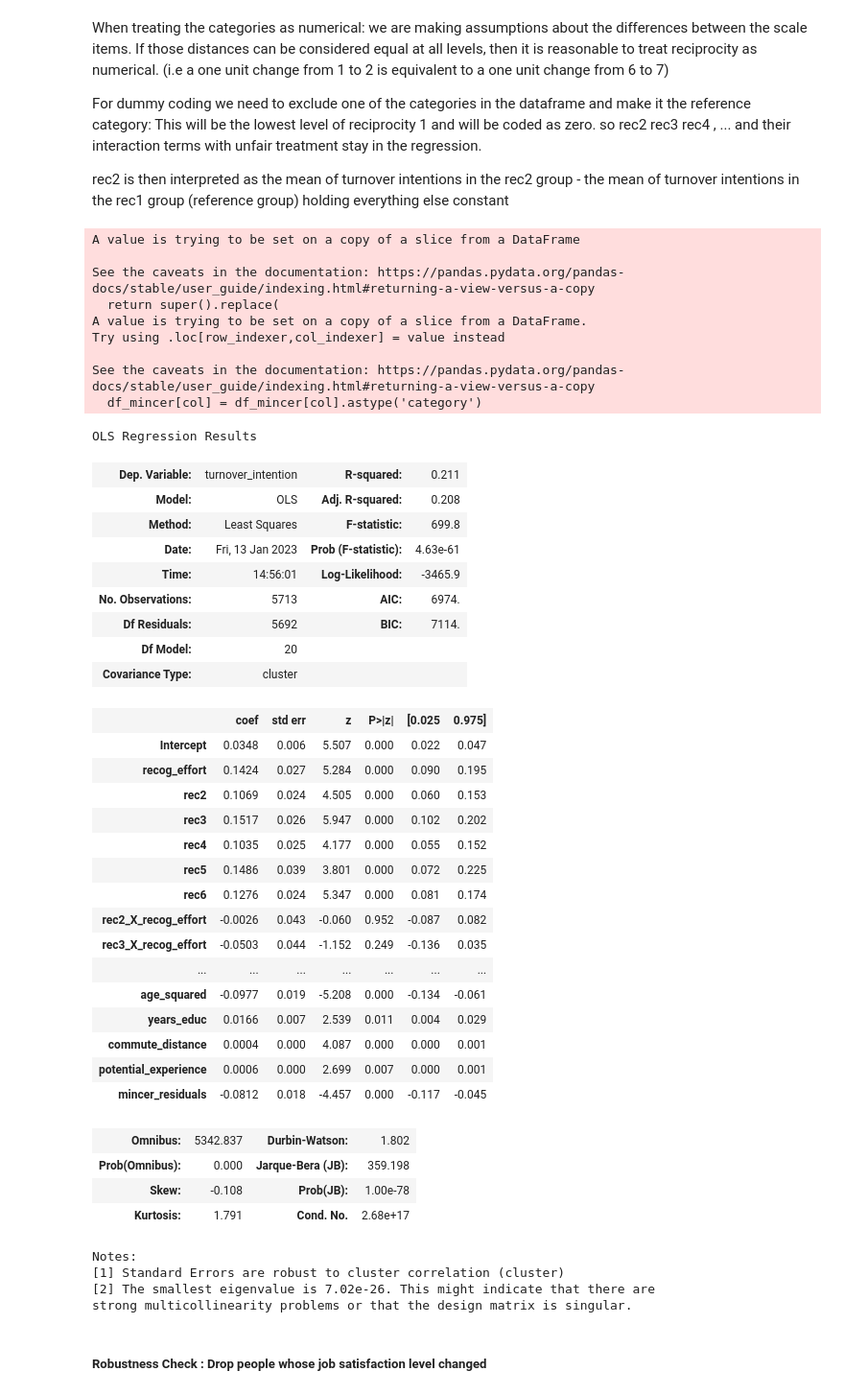
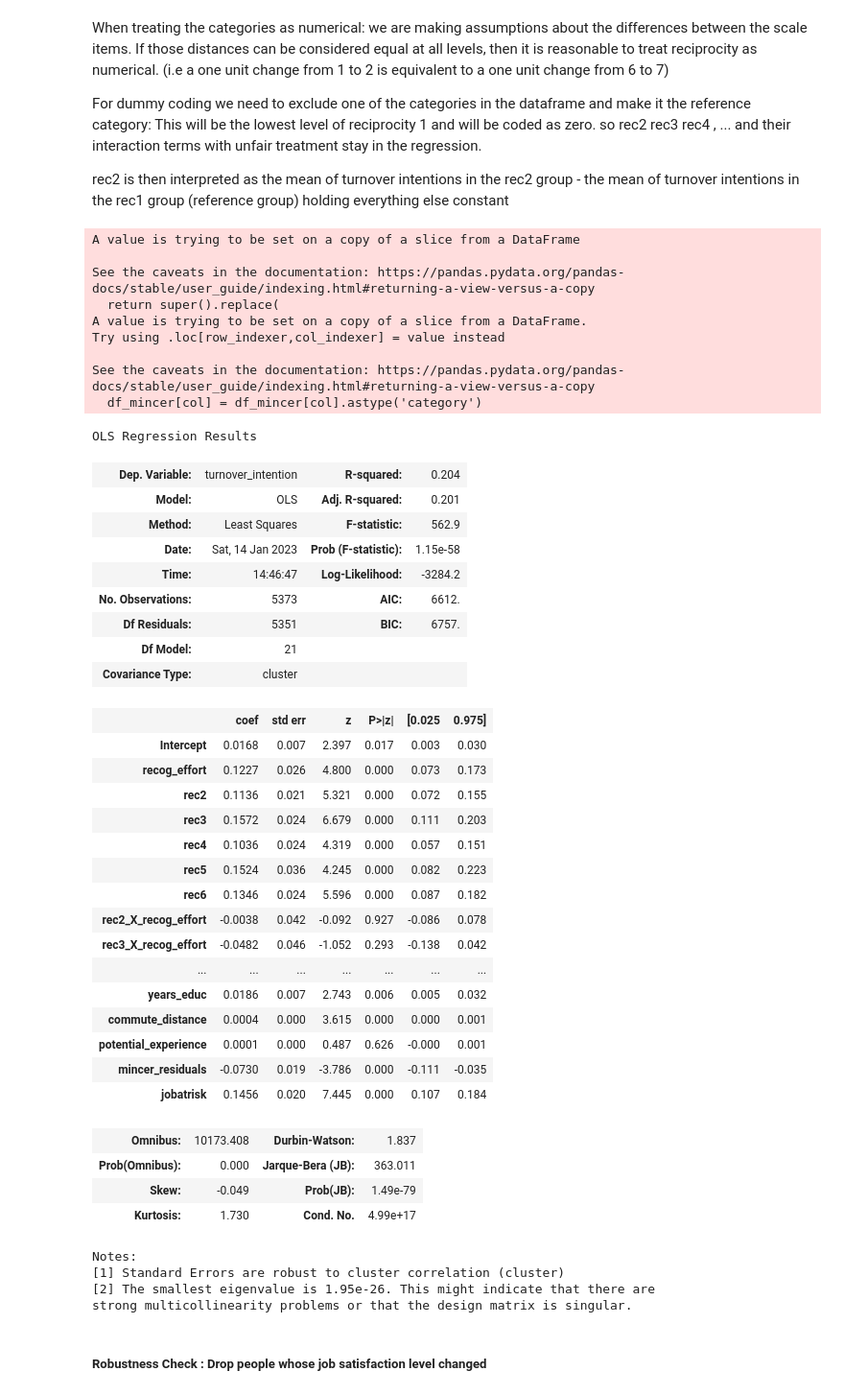
Before and after one commit to maxxxbb/ResearchModule, a Jupyter notebook: src/data_management/FirstRegression.ipynb, the cells around one changed output. Shown at 96% size. Saved outputs shown, nothing was run; the diff lists cells and outputs as text; code cells hidden in the pictures.

```diff
--- a/src/data_management/FirstRegression.ipynb
+++ b/src/data_management/FirstRegression.ipynb
@@ -51,14 +51,14 @@ Categories (8, object): ['[-1] keine Angabe' < '[1] Trifft ueberhaupt nicht zu'
 # read in 2006 data
 # personal = personal advancement
 # still includes all unfair treat
-data06 = pd.read_stata(file_paths[1], columns=["pid", "hid", "syear", 'wp43b01', 'wp43b02', 'wp43b03', 'wp43b04', 'wp43b05', 'wp43b06', 'wp43b07','wp43b08' ]).set_index(['pid', 'hid'])
-df_06 = data06.rename(columns={ 'wp43b01': 'recog_sup', 'wp43b02': 'felt_recog_sup',"wp43b03": "recog_effort",  'wp43b04': 'felt_recog_effort', "wp43b05": "recog_personal", "wp43b06" :"felt_recog_personal" ,"wp43b07": "recog_pay",'wp43b08': 'felt_recog_pay'})
+data06 = pd.read_stata(file_paths[1], columns=["pid", "hid", "syear", 'wp43b01', 'wp43b02', 'wp43b03', 'wp43b04', 'wp43b05', 'wp43b06', 'wp43b07','wp43b08', 'wp43a11']).set_index(['pid', 'hid'])
+df_06 = data06.rename(columns={ 'wp43b01': 'recog_sup', 'wp43b02': 'felt_recog_sup',"wp43b03": "recog_effort",  'wp43b04': 'felt_recog_effort', "wp43b05": "recog_personal", "wp43b06" :"felt_recog_personal" ,"wp43b07": "recog_pay",'wp43b08': 'felt_recog_pay' , 'wp43a11': 'jobatrisk'})
 # %%
 #read in 2007 data
 # here left out 'xp8601' for school degree since we have it in another module also 'xp0102' : 'work_satisfaction' for the beginning
 #for outcome and all controls
-data3= pd.read_stata(file_paths[2], columns=["pid", "hid", "syear", 'xp13101' , 'xp13102', 'xp2701', 'xp7302','xp7202','xp28', 'xp3001' ,  'xp5701' , 'xp0102']).set_index(['pid', 'hid'])
-df_07 = data3.rename(columns= {'xp13101':'gender','xp13102': 'year_birth' ,'xp2701': 'turnover_intention' , 'xp7302': 'wage_lastmonth','xp7202': 'overtime','xp28': 'new_job', 'xp3001': 'reason_new_job',  'xp5701' : 'commute_distance' , "xp0102" : "work_satisfaction"})
+data3= pd.read_stata(file_paths[2], columns=["pid", "hid", "syear", 'xp13101' , 'xp13102', 'xp2701', 'xp7302','xp7202','xp28', 'xp3001' ,  'xp5701' , 'xp0102' , 'xp2702']).set_index(['pid', 'hid'])
+df_07 = data3.rename(columns= {'xp13101':'gender','xp13102': 'year_birth' ,'xp2701': 'turnover_intention' , 'xp7302': 'wage_lastmonth','xp7202': 'overtime','xp28': 'new_job', 'xp3001': 'reason_new_job',  'xp5701' : 'commute_distance' , "xp0102" : "work_satisfaction" , 'xp2702' : "fear_losingjob"})
 # %%
 # read in 2007 data from work module
 
@@ -298,7 +298,7 @@ def recode_categoricals(inputdf,rc_cardinal = 0):
     # recode reciprocity variables
     merged[["similar_problems","take_revenge","insult_back"]] = merged[["similar_problems","take_revenge","insult_back"]].apply(lambda x: x.map(reciprocity_questions_mapping))
     # recode recognition variables
-    merged[["recog_sup","recog_effort","recog_personal","recog_pay"]] = merged[["recog_sup","recog_effort","recog_personal","recog_pay"]].apply(lambda x: x.map(recog_mapping))
+    merged[["recog_sup","recog_effort","recog_personal","recog_pay","jobatrisk"]] = merged[["recog_sup","recog_effort","recog_personal","recog_pay","jobatrisk"]].apply(lambda x: x.map(recog_mapping))
     # recode felt recognition variables
     merged[["felt_recog_sup","felt_recog_effort","felt_recog_personal","felt_recog_pay"]] = merged[["felt_recog_sup","felt_recog_effort","felt_recog_personal","felt_recog_pay"]].apply(lambda x: x.map(felt_recog_mapping))
     # recode firm size
@@ -312,10 +312,12 @@ def recode_categoricals(inputdf,rc_cardinal = 0):
     # recode job satisfaction
     merged['work_satisfaction']= merged['work_satisfaction'].map(satisfaction_mapping)
     # recode turnover intention variable
+    merged['fear_losingjob'] = merged['fear_losingjob'].map(turnover_mapping_cardinal)
     if rc_cardinal == 1:
         merged['turnover_intention'] = merged['turnover_intention'].map(turnover_mapping_cardinal)
     else:
         merged['turnover_intention'] = merged['turnover_intention'].map(turnover_mapping)
+
     # recode school degree
     merged['school_degree'] = merged['school_degree'].map(school_degree_mapping)
 
@@ -381,7 +383,7 @@ def add_mincer_residuals(cleaneddata):
     # specify which columns to drop from our dataframe
     df_mincer = cleaneddata.drop(columns=['syear_x', 'similar_problems', 'take_revenge', 'insult_back','syear_y', 'felt_recog_sup', 'felt_recog_effort',
        'recog_personal', 'felt_recog_personal', 'recog_pay', 'felt_recog_pay', 'syear_y', 'year_birth', 'new_job',
-       'reason_new_job', 'school_degree','overtime', 'recog_sup', 'age', 'commute_distance', 'recog_effort', 'working_hours', 'turnover_intention', 'rec1' , 'rec2' , 'rec3' , 'rec4', 'rec5' , 'rec6' , 'rec7' , 'work_satisfaction' , 'sector' , 'tenure_squared'])
+       'reason_new_job', 'school_degree','overtime', 'recog_sup', 'age', 'commute_distance', 'recog_effort', 'working_hours', 'turnover_intention', 'rec1' , 'rec2' , 'rec3' , 'rec4', 'rec5' , 'rec6' , 'rec7' , 'work_satisfaction' , 'sector' , 'tenure_squared' , 'fear_losingjob' , 'jobatrisk'])
     # Convert 'gender' and 'sector' columns to categorical data type
     for col in ['gender']:
         df_mincer[col] = df_mincer[col].astype('category')
@@ -615,64 +619,64 @@ dfrc_dummy = include_jobchangers(add_mincer_residuals(merge_and_clean(df_05,df_0
 dfrc_dummy.drop(columns=['similar_problems', 'take_revenge', 'insult_back','felt_recog_sup', 'felt_recog_effort',
        'recog_personal', 'felt_recog_personal', 'recog_pay', 'felt_recog_pay','year_birth', 'new_job',
        'reason_new_job', 'school_degree','overtime', 'recog_sup','wage_lastmonth', 'avg_rec','rec1', 'work_satisfaction'], inplace = True)
 # add interaction terms
 for col in ['rec2' , 'rec3' , 'rec4', 'rec5' , 'rec6' , 'rec7']:
     dfrc_dummy = dfrc_dummy.assign(**{col + '_X_recog_effort': dfrc_dummy[col] * dfrc_dummy['recog_effort']})
 # drop missing data in regression dataframe
 dfrc_dummy = dfrc_dummy.dropna()
 
 
 # Specify model
-formula_main = 'turnover_intention ~ recog_effort + rec2 + rec3 + rec4 + rec5 + rec6 + rec2_X_recog_effort + rec3_X_recog_effort + rec4_X_recog_effort + rec5_X_recog_effort + rec6_X_recog_effort + working_hours + firmsize + tenure + tenure_squared + age + age_squared + years_educ + commute_distance + potential_experience + mincer_residuals'
+formula_main = 'turnover_intention ~ recog_effort + rec2 + rec3 + rec4 + rec5 + rec6 + rec2_X_recog_effort + rec3_X_recog_effort + rec4_X_recog_effort + rec5_X_recog_effort + rec6_X_recog_effort + working_hours + firmsize + tenure + tenure_squared + age + age_squared + years_educ + commute_distance + potential_experience + mincer_residuals + jobatrisk'
 
 # Fit the regression and cluster on the sector variable
 reg = smf.ols(formula_main, data=dfrc_dummy).fit(cov_type='cluster', cov_kwds={'groups': dfrc_dummy['sector']})
 
 # Print the regression results
 reg.summary()
 # %% [output]
 A value is trying to be set on a copy of a slice from a DataFrame
 
 See the caveats in the documentation: https://pandas.pydata.org/pandas-docs/stable/user_guide/indexing.html#returning-a-view-versus-a-copy
   return super().replace(
 A value is trying to be set on a copy of a slice from a DataFrame.
 Try using .loc[row_indexer,col_indexer] = value instead
 
 See the caveats in the documentation: https://pandas.pydata.org/pandas-docs/stable/user_guide/indexing.html#returning-a-view-versus-a-copy
   df_mincer[col] = df_mincer[col].astype('category')
 OLS Regression Results
-| Dep. Variable: | turnover_intention | R-squared: | 0.211 |
-| Model: | OLS | Adj. R-squared: | 0.208 |
-| Method: | Least Squares | F-statistic: | 699.8 |
-| Date: | Fri, 13 Jan 2023 | Prob (F-statistic): | 4.63e-61 |
-| Time: | 14:56:01 | Log-Likelihood: | -3465.9 |
-| No. Observations: | 5713 | AIC: | 6974. |
-| Df Residuals: | 5692 | BIC: | 7114. |
-| Df Model: | 20 |  |  |
+| Dep. Variable: | turnover_intention | R-squared: | 0.204 |
+| Model: | OLS | Adj. R-squared: | 0.201 |
+| Method: | Least Squares | F-statistic: | 562.9 |
+| Date: | Sat, 14 Jan 2023 | Prob (F-statistic): | 1.15e-58 |
+| Time: | 14:46:47 | Log-Likelihood: | -3284.2 |
+| No. Observations: | 5373 | AIC: | 6612. |
+| Df Residuals: | 5351 | BIC: | 6757. |
+| Df Model: | 21 |  |  |
 | Covariance Type: | cluster |  |  |
 |  | coef | std err | z | P>|z| | [0.025 | 0.975] |
-| Intercept | 0.0348 | 0.006 | 5.507 | 0.000 | 0.022 | 0.047 |
-| recog_effort | 0.1424 | 0.027 | 5.284 | 0.000 | 0.090 | 0.195 |
-| rec2 | 0.1069 | 0.024 | 4.505 | 0.000 | 0.060 | 0.153 |
-| rec3 | 0.1517 | 0.026 | 5.947 | 0.000 | 0.102 | 0.202 |
-| rec4 | 0.1035 | 0.025 | 4.177 | 0.000 | 0.055 | 0.152 |
-| rec5 | 0.1486 | 0.039 | 3.801 | 0.000 | 0.072 | 0.225 |
-| rec6 | 0.1276 | 0.024 | 5.347 | 0.000 | 0.081 | 0.174 |
-| rec2_X_recog_effort | -0.0026 | 0.043 | -0.060 | 0.952 | -0.087 | 0.082 |
-| rec3_X_recog_effort | -0.0503 | 0.044 | -1.152 | 0.249 | -0.136 | 0.035 |
+| Intercept | 0.0168 | 0.007 | 2.397 | 0.017 | 0.003 | 0.030 |
+| recog_effort | 0.1227 | 0.026 | 4.800 | 0.000 | 0.073 | 0.173 |
+| rec2 | 0.1136 | 0.021 | 5.321 | 0.000 | 0.072 | 0.155 |
+| rec3 | 0.1572 | 0.024 | 6.679 | 0.000 | 0.111 | 0.203 |
+| rec4 | 0.1036 | 0.024 | 4.319 | 0.000 | 0.057 | 0.151 |
+| rec5 | 0.1524 | 0.036 | 4.245 | 0.000 | 0.082 | 0.223 |
+| rec6 | 0.1346 | 0.024 | 5.596 | 0.000 | 0.087 | 0.182 |
+| rec2_X_recog_effort | -0.0038 | 0.042 | -0.092 | 0.927 | -0.086 | 0.078 |
+| rec3_X_recog_effort | -0.0482 | 0.046 | -1.052 | 0.293 | -0.138 | 0.042 |
 | ... | ... | ... | ... | ... | ... | ... |
-| age_squared | -0.0977 | 0.019 | -5.208 | 0.000 | -0.134 | -0.061 |
-| years_educ | 0.0166 | 0.007 | 2.539 | 0.011 | 0.004 | 0.029 |
-| commute_distance | 0.0004 | 0.000 | 4.087 | 0.000 | 0.000 | 0.001 |
-| potential_experience | 0.0006 | 0.000 | 2.699 | 0.007 | 0.000 | 0.001 |
-| mincer_residuals | -0.0812 | 0.018 | -4.457 | 0.000 | -0.117 | -0.045 |
+| years_educ | 0.0186 | 0.007 | 2.743 | 0.006 | 0.005 | 0.032 |
+| commute_distance | 0.0004 | 0.000 | 3.615 | 0.000 | 0.000 | 0.001 |
+| potential_experience | 0.0001 | 0.000 | 0.487 | 0.626 | -0.000 | 0.001 |
+| mincer_residuals | -0.0730 | 0.019 | -3.786 | 0.000 | -0.111 | -0.035 |
+| jobatrisk | 0.1456 | 0.020 | 7.445 | 0.000 | 0.107 | 0.184 |
-| Omnibus: | 5342.837 | Durbin-Watson: | 1.802 |
-| Prob(Omnibus): | 0.000 | Jarque-Bera (JB): | 359.198 |
-| Skew: | -0.108 | Prob(JB): | 1.00e-78 |
-| Kurtosis: | 1.791 | Cond. No. | 2.68e+17 |
+| Omnibus: | 10173.408 | Durbin-Watson: | 1.837 |
+| Prob(Omnibus): | 0.000 | Jarque-Bera (JB): | 363.011 |
+| Skew: | -0.049 | Prob(JB): | 1.49e-79 |
+| Kurtosis: | 1.730 | Cond. No. | 4.99e+17 |
 Notes:
 [1] Standard Errors are robust to cluster correlation (cluster)
-[2] The smallest eigenvalue is 7.02e-26. This might indicate that there are
+[2] The smallest eigenvalue is 1.95e-26. This might indicate that there are
 strong multicollinearity problems or that the design matrix is singular.
 # %% [markdown]
 ##### Robustness Check : Drop people whose job satisfaction level changed
```
Also changed, not shown: parts of 8 cells of this notebook, 2 other files.
